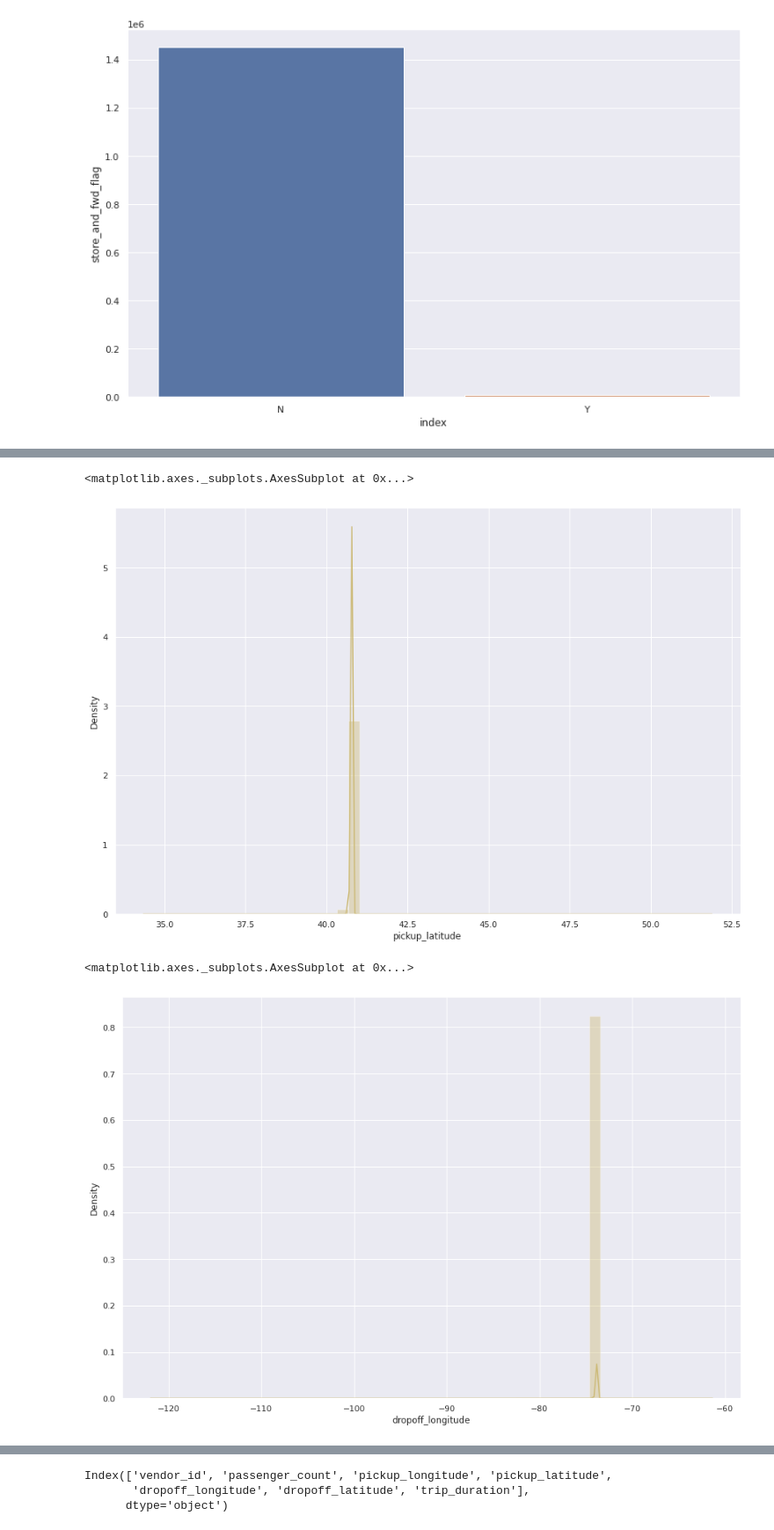
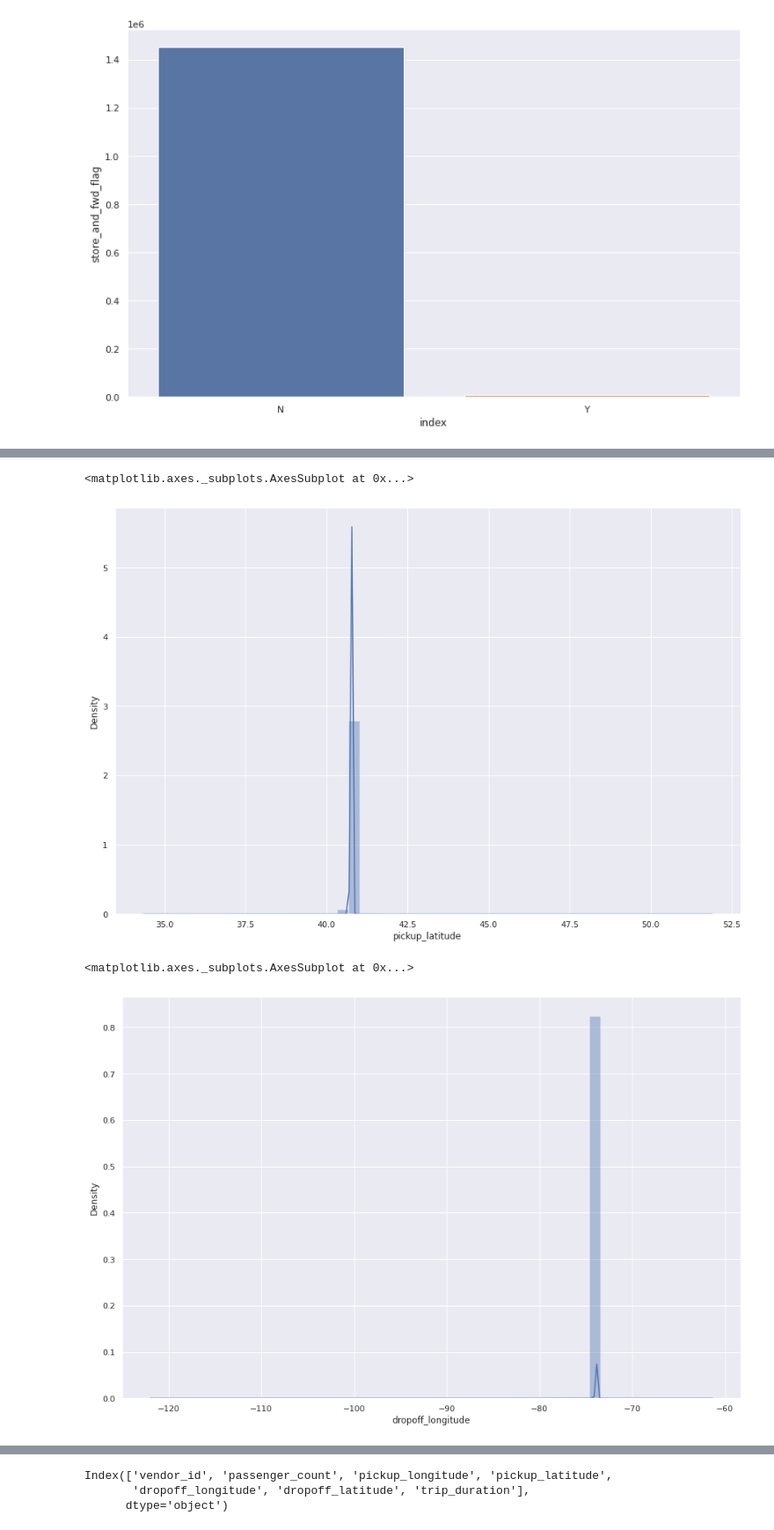
Before and after one commit to hrushikeshsahu19/Taxi-trip-time-Prediction, a Jupyter notebook: Hrushikesh_Sahu_Team_3_Capstone_Project_2.ipynb, the cells around one changed output, grey strips where cells are left out. Shown at 88% size. Cells and saved outputs as stored; diff of their text form; code cells hidden in the pictures.

```diff
--- a/Hrushikesh_Sahu_Team_3_Capstone_Project_2.ipynb
+++ b/Hrushikesh_Sahu_Team_3_Capstone_Project_2.ipynb
@@ -208,17 +232,17 @@ sns.distplot(dataset['pickup_longitude'],color="y")
 # %%
 # InDependent variable 'pickup_latitude'
 plt.figure(figsize=(15,10))
-sns.distplot(dataset['pickup_latitude'],color="y")
+sns.distplot(dataset['pickup_latitude'],color="B")
 # %% [output]
 <matplotlib.axes._subplots.AxesSubplot at 0x...>
-[figure, old version]
+[figure, new version]
 # %%
 # InDependent variable 'dropoff_longitude'
 plt.figure(figsize=(15,10))
-sns.distplot(dataset['dropoff_longitude'],color="y")
+sns.distplot(dataset['dropoff_longitude'],color="B")
 # %% [output]
 <matplotlib.axes._subplots.AxesSubplot at 0x...>
-[figure, old version]
+[figure, new version]
 # %%
 # InDependent variable 'dropoff_longitude'
 plt.figure(figsize=(15,10))
```
Also changed, not shown: parts of 83 cells of this notebook.
